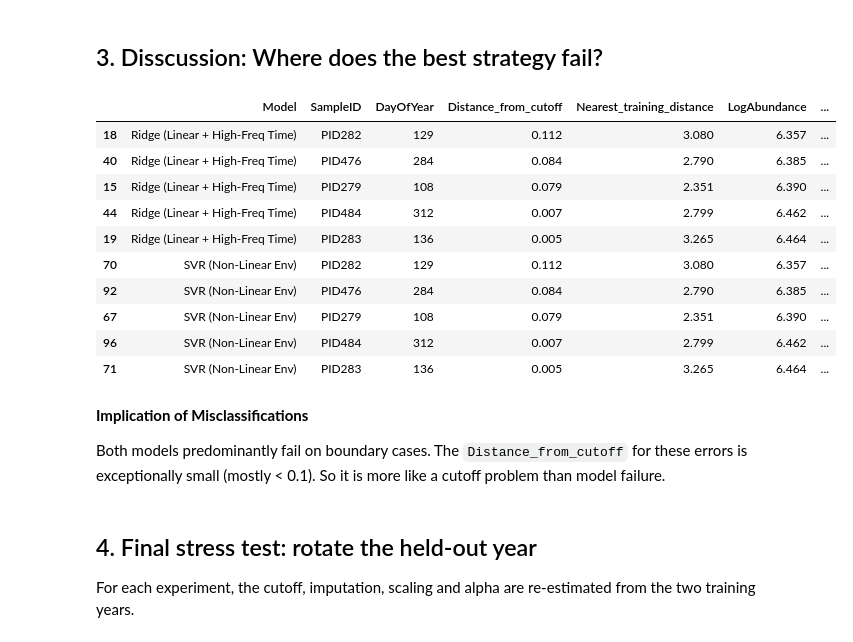
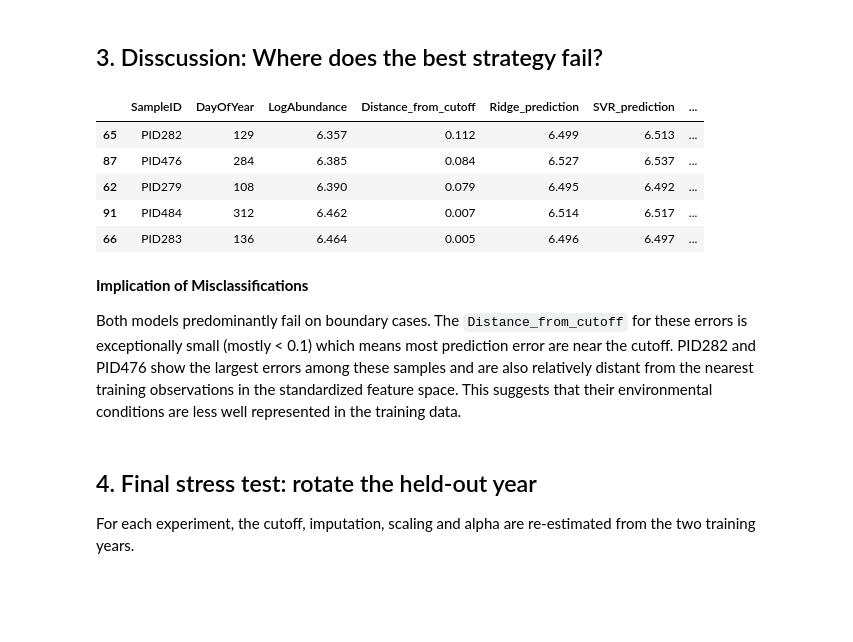
Before and after one commit to tjduu/dummy, a Jupyter notebook: ass1_oces5303_20601408.ipynb, the cells around one changed output. Drawn from its saved outputs; the diff is of its cells as text; code cells hidden in the pictures; blank space fills up the shorter version.

```diff
--- a/ass1_oces5303_20601408.ipynb
+++ b/ass1_oces5303_20601408.ipynb
@@ -736,73 +713,31 @@ Passing `palette` without assigning `hue` is deprecated and will be removed in v
 # %% [markdown]
 ## 3. Disscussion: Where does the best strategy fail?
 # %%
+wrong_ids = ["PID279", "PID282", "PID283", "PID476", "PID484"]
+wrong_mask = main_testing["SampleID"].isin(wrong_ids)
+wrong = main_testing.loc[wrong_mask, ["SampleID", "DayOfYear", "LogAbundance"]].copy()
+wrong["Distance_from_cutoff"] = np.abs(wrong["LogAbundance"] - main_cutoff)
+wrong["Ridge_prediction"] = year_ridge_log_predictions[wrong_mask]
+wrong["SVR_prediction"] = svr_log_predictions[wrong_mask]
 
-from sklearn.metrics import pairwise_distances
+scaled_features = year_ridge_search.best_estimator_[:-1]
+wrong["Nearest_training_distance"] = pairwise_distances(
+    scaled_features.transform(main_testing.loc[wrong_mask, ridge_features]),
+    scaled_features.transform(main_training[ridge_features]),
+).min(axis=1)
 
-svr_pipeline = svr_search.best_estimator_
-ridge_pipeline = year_ridge_search.best_estimator_
-
-X_train_svr = svr_pipeline.named_steps["standardize"].transform(
-    svr_pipeline.named_steps["impute"].transform(main_training[svr_features])
-)
-X_test_svr = svr_pipeline.named_steps["standardize"].transform(
-    svr_pipeline.named_steps["impute"].transform(main_testing[svr_features])
-)
-dist_svr = pairwise_distances(X_test_svr, X_train_svr).min(axis=1)
-
-X_train_ridge = ridge_pipeline.named_steps["standardize"].transform(
-    ridge_pipeline.named_steps["impute"].transform(main_training[ridge_features])
-)
-X_test_ridge = ridge_pipeline.named_steps["standardize"].transform(
-    ridge_pipeline.named_steps["impute"].transform(main_testing[ridge_features])
-)
-dist_ridge = pairwise_distances(X_test_ridge, X_train_ridge).min(axis=1)
-
-base_df = main_testing[["SampleID", "DayOfYear", "Season", "LogAbundance"]].copy()
-for feat in environmental_features:
-    base_df[feat] = main_testing[feat]
-base_df["TrueClass"] = y_test
-base_df["Distance_from_cutoff"] = np.abs(base_df["LogAbundance"] - main_cutoff)
-
-
-svr_df = base_df.copy()
-svr_df["Model"] = "SVR (Non-Linear Env)"
-svr_df["PredictedLogAbundance"] = svr_log_predictions
-svr_df["PredictedClass"] = svr_predictions
-svr_df["Correct"] = (svr_df["PredictedClass"] == svr_df["TrueClass"])
-svr_df["Nearest_training_distance"] = dist_svr
-ridge_df = base_df.copy()
-ridge_df["Model"] = "Ridge (Linear + High-Freq Time)"
-ridge_df["PredictedLogAbundance"] = year_ridge_log_predictions
-ridge_df["PredictedClass"] = year_ridge_predictions
-ridge_df["Correct"] = (ridge_df["PredictedClass"] == ridge_df["TrueClass"])
-ridge_df["Nearest_training_distance"] = dist_ridge
-combined_df = pd.concat([ridge_df, svr_df], ignore_index=True)
-errors_only = combined_df[~combined_df["Correct"]].sort_values(
-    by=["Model", "Distance_from_cutoff"], ascending=[True, False]
-)
-
-display_cols = [
-    "Model", "SampleID", "DayOfYear", "Distance_from_cutoff",
-    "Nearest_training_distance", "LogAbundance", "PredictedLogAbundance"
-] + environmental_features
-display(errors_only[display_cols].round(3))
+display(wrong.sort_values("Distance_from_cutoff", ascending=False).round(3))
 # %% [output]
-|  | Model | SampleID | DayOfYear | Distance_from_cutoff | Nearest_training_distance | LogAbundance | ... |
-| 18 | Ridge (Linear + High-Freq Time) | PID282 | 129 | 0.112 | 3.080 | 6.357 | ... |
-| 40 | Ridge (Linear + High-Freq Time) | PID476 | 284 | 0.084 | 2.790 | 6.385 | ... |
-| 15 | Ridge (Linear + High-Freq Time) | PID279 | 108 | 0.079 | 2.351 | 6.390 | ... |
-| 44 | Ridge (Linear + High-Freq Time) | PID484 | 312 | 0.007 | 2.799 | 6.462 | ... |
-| 19 | Ridge (Linear + High-Freq Time) | PID283 | 136 | 0.005 | 3.265 | 6.464 | ... |
-| 70 | SVR (Non-Linear Env) | PID282 | 129 | 0.112 | 3.080 | 6.357 | ... |
-| 92 | SVR (Non-Linear Env) | PID476 | 284 | 0.084 | 2.790 | 6.385 | ... |
-| 67 | SVR (Non-Linear Env) | PID279 | 108 | 0.079 | 2.351 | 6.390 | ... |
-| 96 | SVR (Non-Linear Env) | PID484 | 312 | 0.007 | 2.799 | 6.462 | ... |
-| 71 | SVR (Non-Linear Env) | PID283 | 136 | 0.005 | 3.265 | 6.464 | ... |
+|  | SampleID | DayOfYear | LogAbundance | Distance_from_cutoff | Ridge_prediction | SVR_prediction | ... |
+| 65 | PID282 | 129 | 6.357 | 0.112 | 6.499 | 6.513 | ... |
+| 87 | PID476 | 284 | 6.385 | 0.084 | 6.527 | 6.537 | ... |
+| 62 | PID279 | 108 | 6.390 | 0.079 | 6.495 | 6.492 | ... |
+| 91 | PID484 | 312 | 6.462 | 0.007 | 6.514 | 6.517 | ... |
+| 66 | PID283 | 136 | 6.464 | 0.005 | 6.496 | 6.497 | ... |
 # %% [markdown]
 **Implication of Misclassifications**
 
-Both models predominantly fail on boundary cases. The `Distance_from_cutoff` for these errors is exceptionally small (mostly < 0.1). So it is more like a cutoff problem than model failure.
+Both models predominantly fail on boundary cases. The `Distance_from_cutoff` for these errors is exceptionally small (mostly < 0.1) which means most prediction error are near the cutoff. PID282 and PID476 show the largest errors among these samples and are also relatively distant from the nearest training observations in the standardized feature space. This suggests that their environmental conditions are less well represented in the training data.
 # %% [markdown]
 ## 4. Final stress test: rotate the held-out year
 
```
Also changed, not shown: parts of 23 cells of this notebook.
